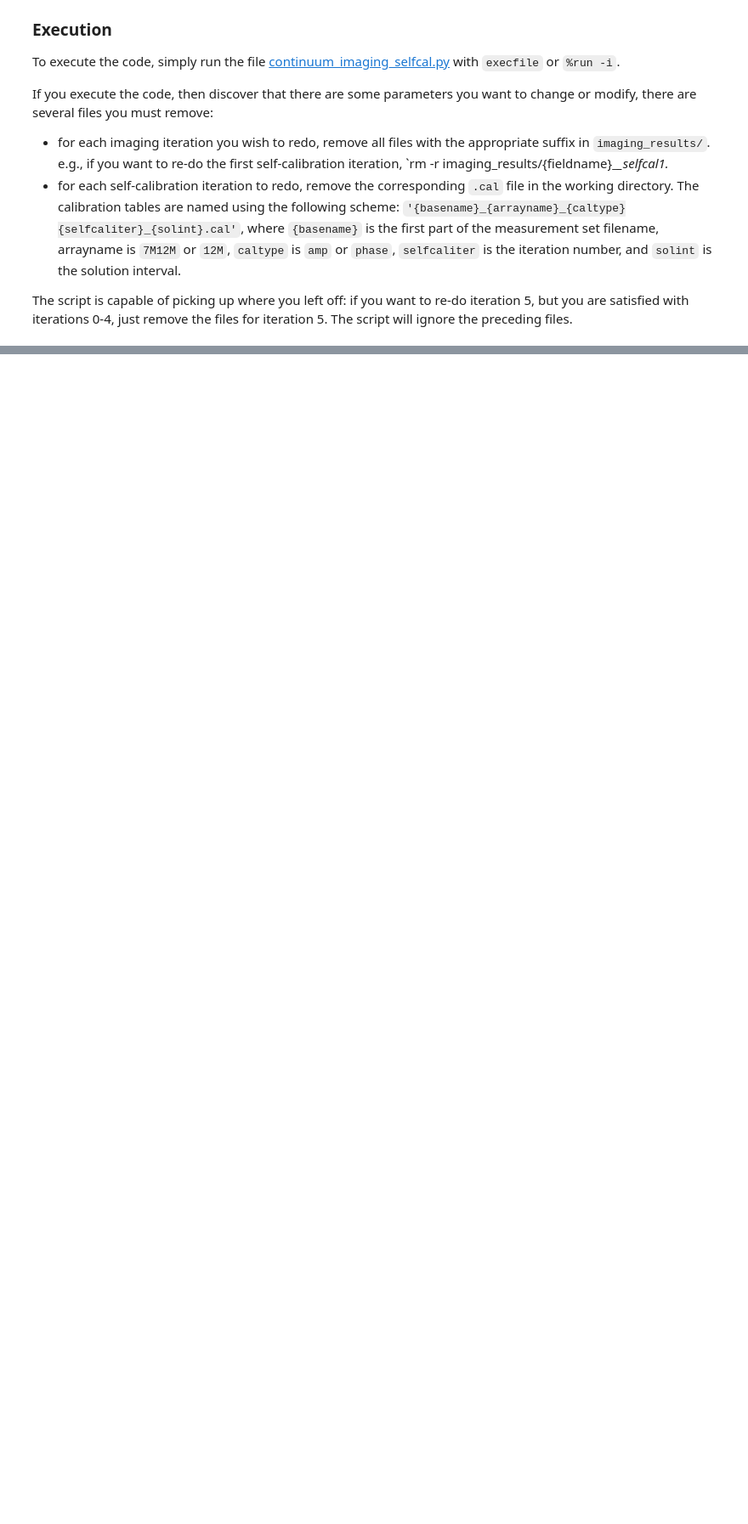
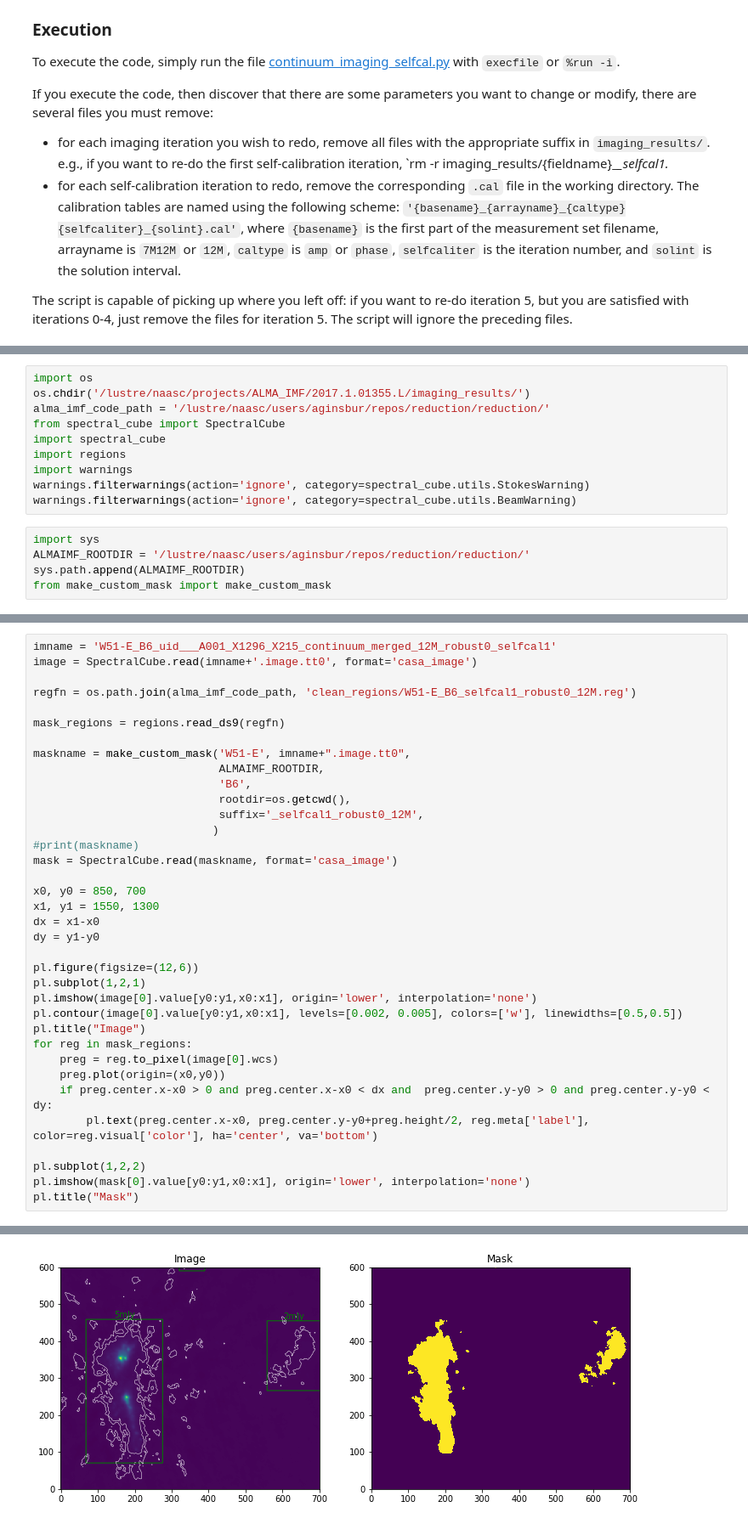
Before and after one commit to keflavich/almaimf-notebooks, a Jupyter notebook: SelfCal_Instructions_Examination.ipynb, the cells around one changed output, grey strips where cells are left out. Shown at 85% size. Drawn from its saved outputs; the diff is of its cells as text; blank space fills up the shorter version.

```diff
--- a/SelfCal_Instructions_Examination.ipynb
+++ b/SelfCal_Instructions_Examination.ipynb
@@ -95,0 +113,15 @@ The script is capable of picking up where you left off: if you want to re-do ite
+# %%
+import os
+os.chdir('/lustre/naasc/projects/ALMA_IMF/2017.1.01355.L/imaging_results/')
+alma_imf_code_path = '/lustre/naasc/users/aginsbur/repos/reduction/reduction/'
+from spectral_cube import SpectralCube
+import spectral_cube
+import regions
+import warnings
+warnings.filterwarnings(action='ignore', category=spectral_cube.utils.StokesWarning)
+warnings.filterwarnings(action='ignore', category=spectral_cube.utils.BeamWarning)
+# %%
+import sys
+ALMAIMF_ROOTDIR = '/lustre/naasc/users/aginsbur/repos/reduction/reduction/'
+sys.path.append(ALMAIMF_ROOTDIR)
+from make_custom_mask import make_custom_mask
@@ -95,0 +130,37 @@ The script is capable of picking up where you left off: if you want to re-do ite
+# %%
+imname = 'W51-E_B6_uid___A001_X1296_X215_continuum_merged_12M_robust0_selfcal1'
+image = SpectralCube.read(imname+'.image.tt0', format='casa_image')
+
+regfn = os.path.join(alma_imf_code_path, 'clean_regions/W51-E_B6_selfcal1_robust0_12M.reg')
+
+mask_regions = regions.read_ds9(regfn)
+
+maskname = make_custom_mask('W51-E', imname+".image.tt0",
+                            ALMAIMF_ROOTDIR,
+                            'B6',
+                            rootdir=os.getcwd(),
+                            suffix='_selfcal1_robust0_12M',
+                           )
+#print(maskname)
+mask = SpectralCube.read(maskname, format='casa_image')
+
+x0, y0 = 850, 700
+x1, y1 = 1550, 1300
+dx = x1-x0
+dy = y1-y0
+
+pl.figure(figsize=(12,6))
+pl.subplot(1,2,1)
+pl.imshow(image[0].value[y0:y1,x0:x1], origin='lower', interpolation='none')
+pl.contour(image[0].value[y0:y1,x0:x1], levels=[0.002, 0.005], colors=['w'], linewidths=[0.5,0.5])
+pl.title("Image")
+for reg in mask_regions:
+    preg = reg.to_pixel(image[0].wcs)
+    preg.plot(origin=(x0,y0))
+    if preg.center.x-x0 > 0 and preg.center.x-x0 < dx and  preg.center.y-y0 > 0 and preg.center.y-y0 < dy:
+        pl.text(preg.center.x-x0, preg.center.y-y0+preg.height/2, reg.meta['label'], color=reg.visual['color'], ha='center', va='bottom')
+
+pl.subplot(1,2,2)
+pl.imshow(mask[0].value[y0:y1,x0:x1], origin='lower', interpolation='none')
+pl.title("Mask")
+# %% [output]
@@ -95,0 +169 @@ The script is capable of picking up where you left off: if you want to re-do ite
+[figure, added]
```
Also changed, not shown: parts of 9 cells of this notebook.
